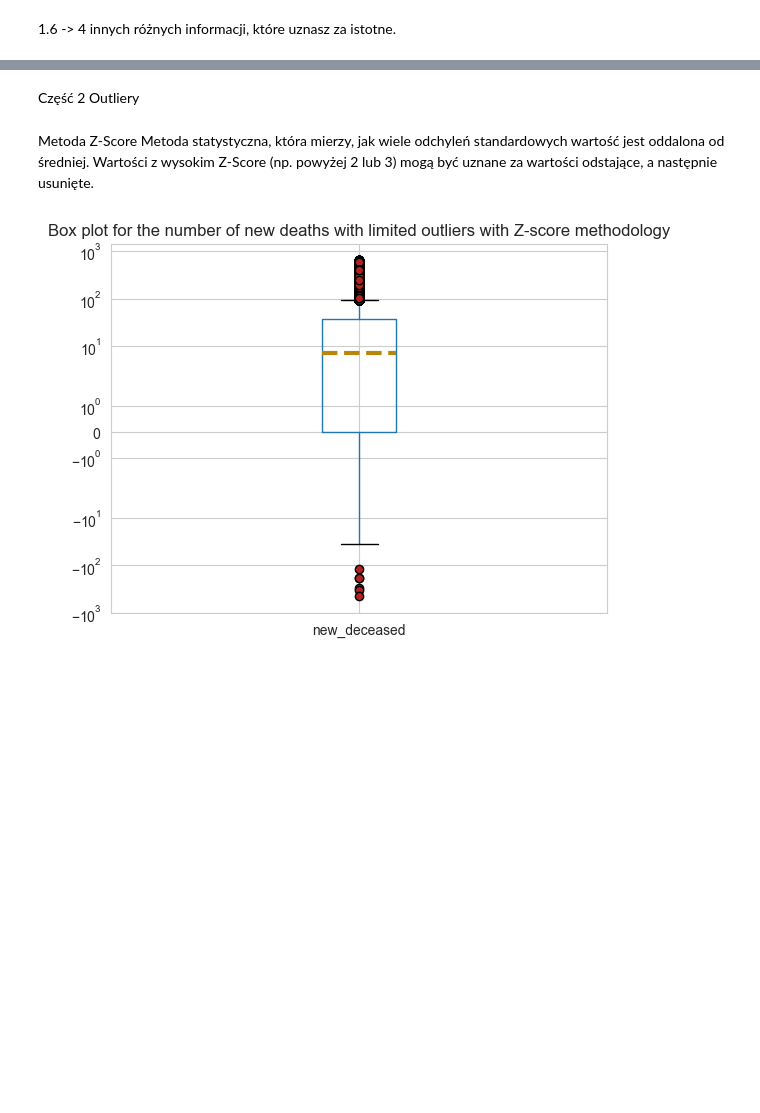
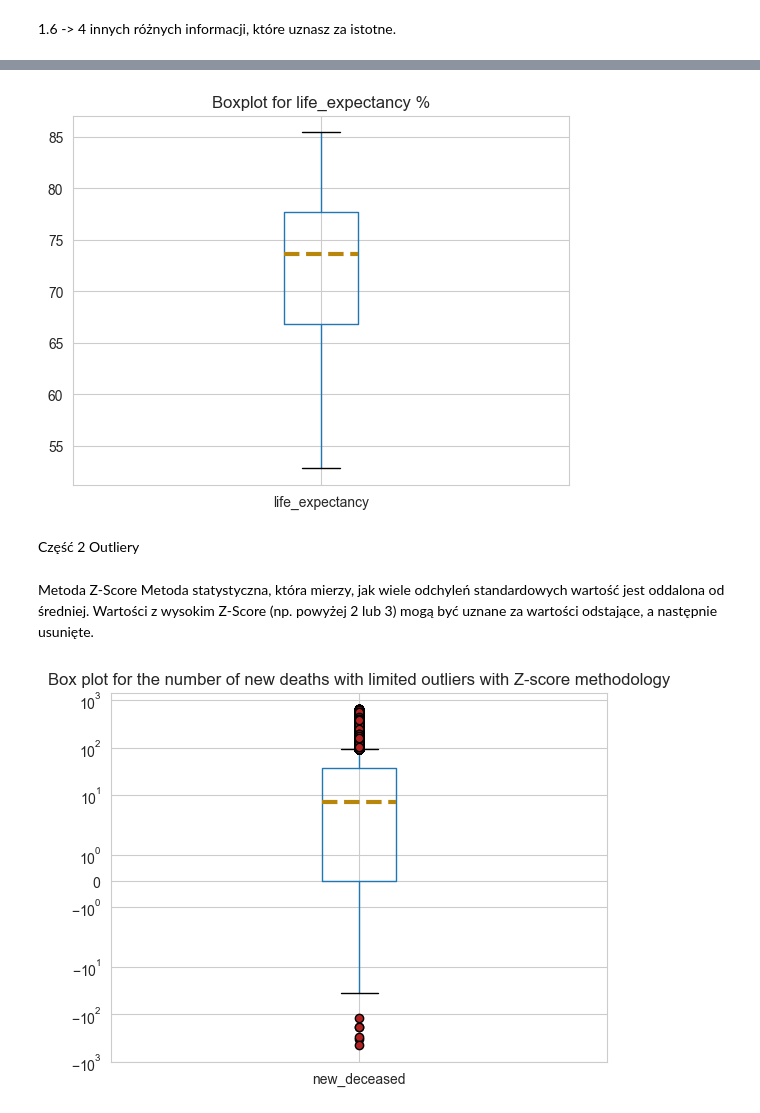
Before and after one commit to qmacdom/BigData, a Jupyter notebook: zad2.ipynb, the cells around one changed output, grey strips where cells are left out. Saved outputs shown, nothing was run; the diff lists cells and outputs as text; code cells hidden in the pictures; blank space fills up the shorter version.

```diff
--- a/zad2.ipynb
+++ b/zad2.ipynb
@@ -121,3 +140,14 @@ plt.show()
+# %%
+data_for_1_6_4 = merged_data_df[['life_expectancy',]]
+data_for_1_6_4.boxplot(["life_expectancy"],
+                       flierprops={'marker': 'o', 'markersize': 6,
+                                   'markerfacecolor': 'firebrick'},
+                       medianprops={'linestyle': '--', 'linewidth': 3,
+                                    'color': 'darkgoldenrod'})
+plt.title('Boxplot for life_expectancy %')
+plt.show()
+# %% [output]
+[figure, added]
 # %% [markdown]
 Część 2
 Outliery
```
Also changed, not shown: parts of 8 cells of this notebook.
